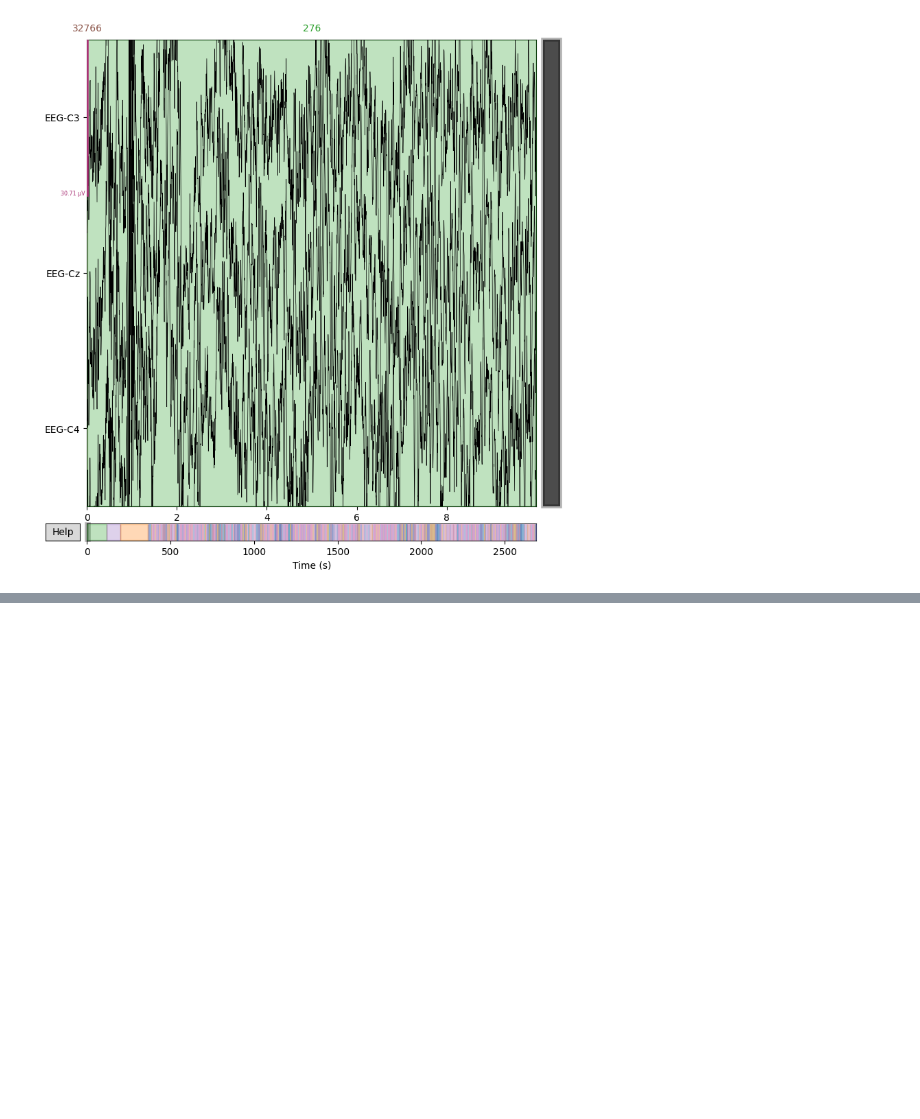
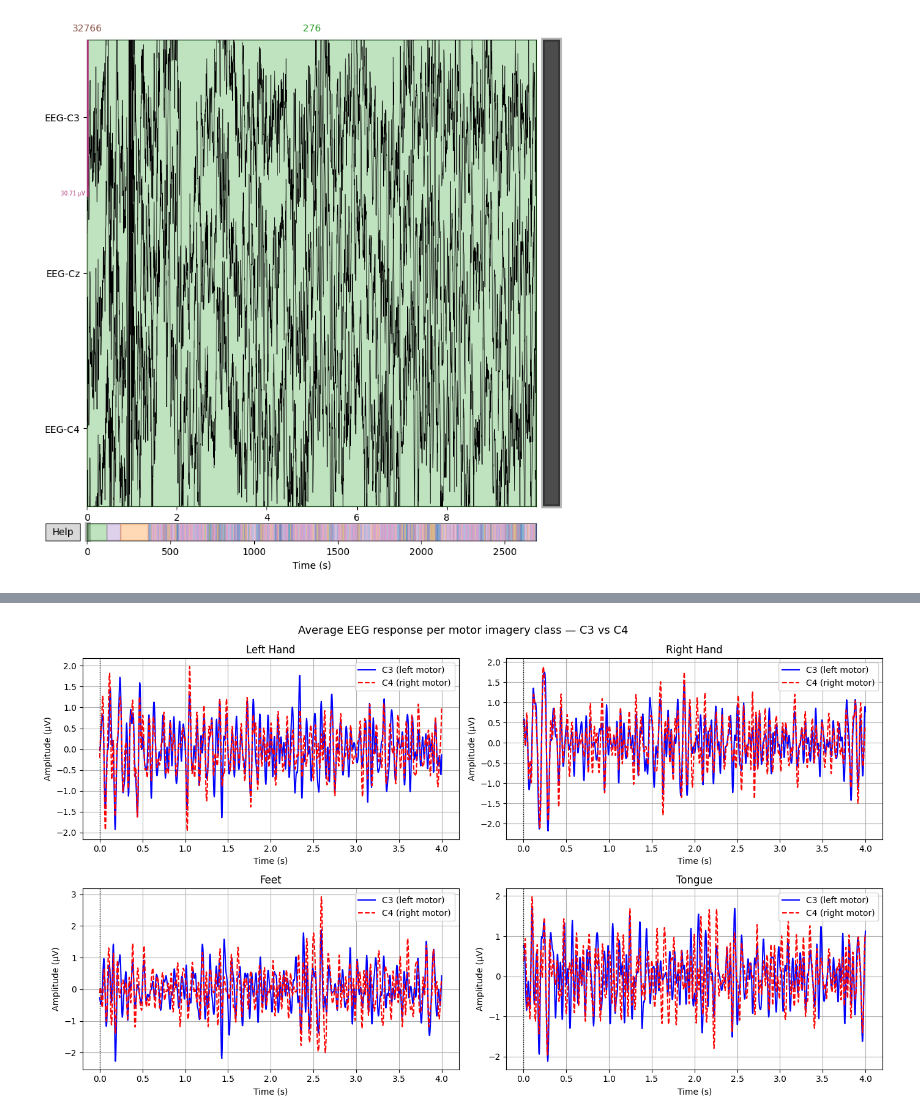
Before and after one commit to Hidaayet/motor-imagery-bci, a Jupyter notebook: notebooks/01_data_exploration.ipynb, the cells around one changed output, grey strips where cells are left out. Cells and saved outputs as stored; diff of their text form; code cells hidden in the pictures; blank space fills up the shorter version.

```diff
--- a/notebooks/01_data_exploration.ipynb
+++ b/notebooks/01_data_exploration.ipynb
@@ -81,0 +134,33 @@ plt.show()
+# %%
+# plot average signal for each class on C3 and C4
+fig, axes = plt.subplots(2, 2, figsize=(14, 8))
+axes = axes.flatten()
+
+classes = ['left_hand', 'right_hand', 'feet', 'tongue']
+colors = ['blue', 'red', 'green', 'orange']
+times = epochs.times
+
+for idx, (cls, color) in enumerate(zip(classes, colors)):
+    # get data for this class, only C3 and C4
+    data = epochs[cls].get_data(picks=['EEG-C3', 'EEG-C4'])
+
+    # average across trials
+    mean_c3 = data[:, 0, :].mean(axis=0) * 1e6  # convert to µV
+    mean_c4 = data[:, 1, :].mean(axis=0) * 1e6
+
+    axes[idx].plot(times, mean_c3, label='C3 (left motor)', color='blue')
+    axes[idx].plot(times, mean_c4, label='C4 (right motor)',
+                   color='red', linestyle='--')
+    axes[idx].set_title(f'{cls.replace("_", " ").title()}')
+    axes[idx].set_xlabel('Time (s)')
+    axes[idx].set_ylabel('Amplitude (µV)')
+    axes[idx].legend()
+    axes[idx].grid(True)
+    axes[idx].axvline(x=0, color='black', linewidth=1, linestyle=':')
+
+plt.suptitle('Average EEG response per motor imagery class — C3 vs C4',
+             fontsize=13)
+plt.tight_layout()
+plt.show()
+# %% [output]
+[figure, added]
```
Also changed, not shown: parts of 2 cells of this notebook.
